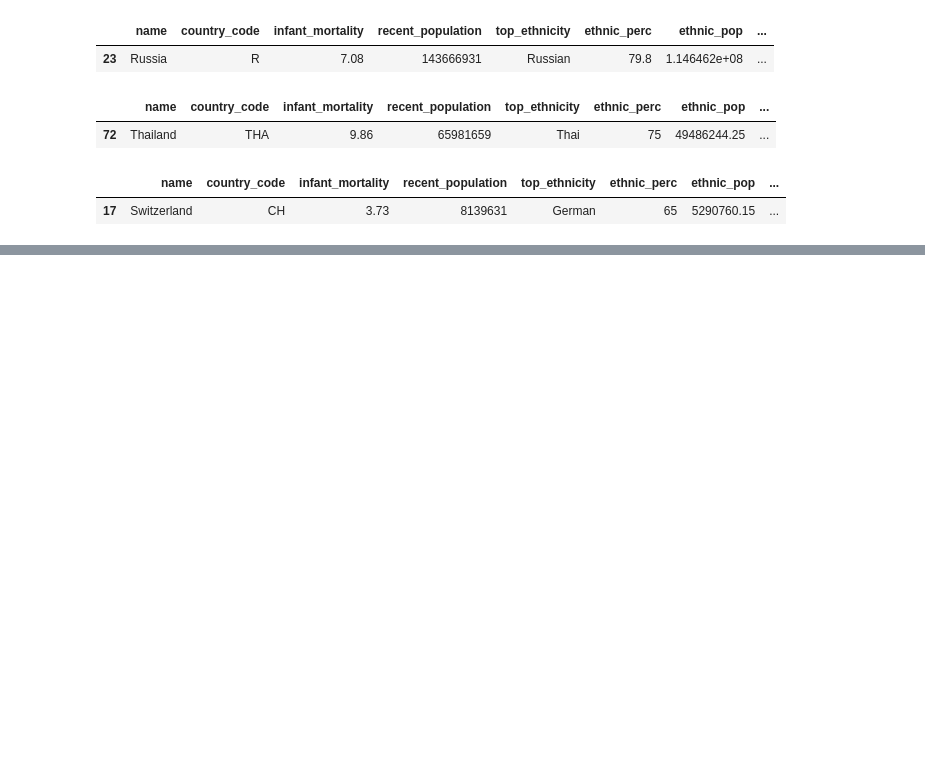
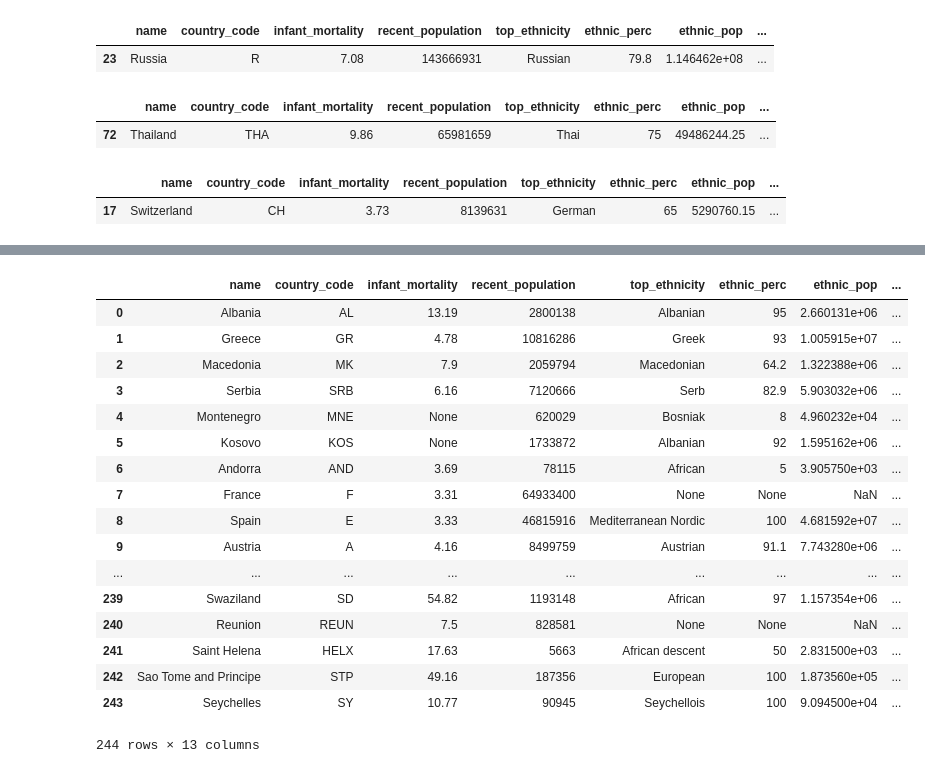
Before and after one commit to TJBANEY/Springboard-Code, a Jupyter notebook: sliderule_dsi_xml_exercise.ipynb, the cells around one changed output, grey strips where cells are left out. Drawn from its saved outputs; the diff is of its cells as text; code cells hidden in the pictures; blank space fills up the shorter version.

```diff
--- a/sliderule_dsi_xml_exercise.ipynb
+++ b/sliderule_dsi_xml_exercise.ipynb
@@ -180,0 +303,21 @@ findTopValue(country_df, 'lake_area')
+# %%
+country_df
+# %% [output]
+|  | name | country_code | infant_mortality | recent_population | top_ethnicity | ethnic_perc | ethnic_pop | ... |
+| 0 | Albania | AL | 13.19 | 2800138 | Albanian | 95 | 2.660131e+06 | ... |
+| 1 | Greece | GR | 4.78 | 10816286 | Greek | 93 | 1.005915e+07 | ... |
+| 2 | Macedonia | MK | 7.9 | 2059794 | Macedonian | 64.2 | 1.322388e+06 | ... |
+| 3 | Serbia | SRB | 6.16 | 7120666 | Serb | 82.9 | 5.903032e+06 | ... |
+| 4 | Montenegro | MNE | None | 620029 | Bosniak | 8 | 4.960232e+04 | ... |
+| 5 | Kosovo | KOS | None | 1733872 | Albanian | 92 | 1.595162e+06 | ... |
+| 6 | Andorra | AND | 3.69 | 78115 | African | 5 | 3.905750e+03 | ... |
+| 7 | France | F | 3.31 | 64933400 | None | None | NaN | ... |
+| 8 | Spain | E | 3.33 | 46815916 | Mediterranean Nordic | 100 | 4.681592e+07 | ... |
+| 9 | Austria | A | 4.16 | 8499759 | Austrian | 91.1 | 7.743280e+06 | ... |
+| ... | ... | ... | ... | ... | ... | ... | ... | ... |
+| 239 | Swaziland | SD | 54.82 | 1193148 | African | 97 | 1.157354e+06 | ... |
+| 240 | Reunion | REUN | 7.5 | 828581 | None | None | NaN | ... |
+| 241 | Saint Helena | HELX | 17.63 | 5663 | African descent | 50 | 2.831500e+03 | ... |
+| 242 | Sao Tome and Principe | STP | 49.16 | 187356 | European | 100 | 1.873560e+05 | ... |
+| 243 | Seychelles | SY | 10.77 | 90945 | Seychellois | 100 | 9.094500e+04 | ... |
+244 rows × 13 columns
```
Also changed, not shown: parts of 10 cells of this notebook.
